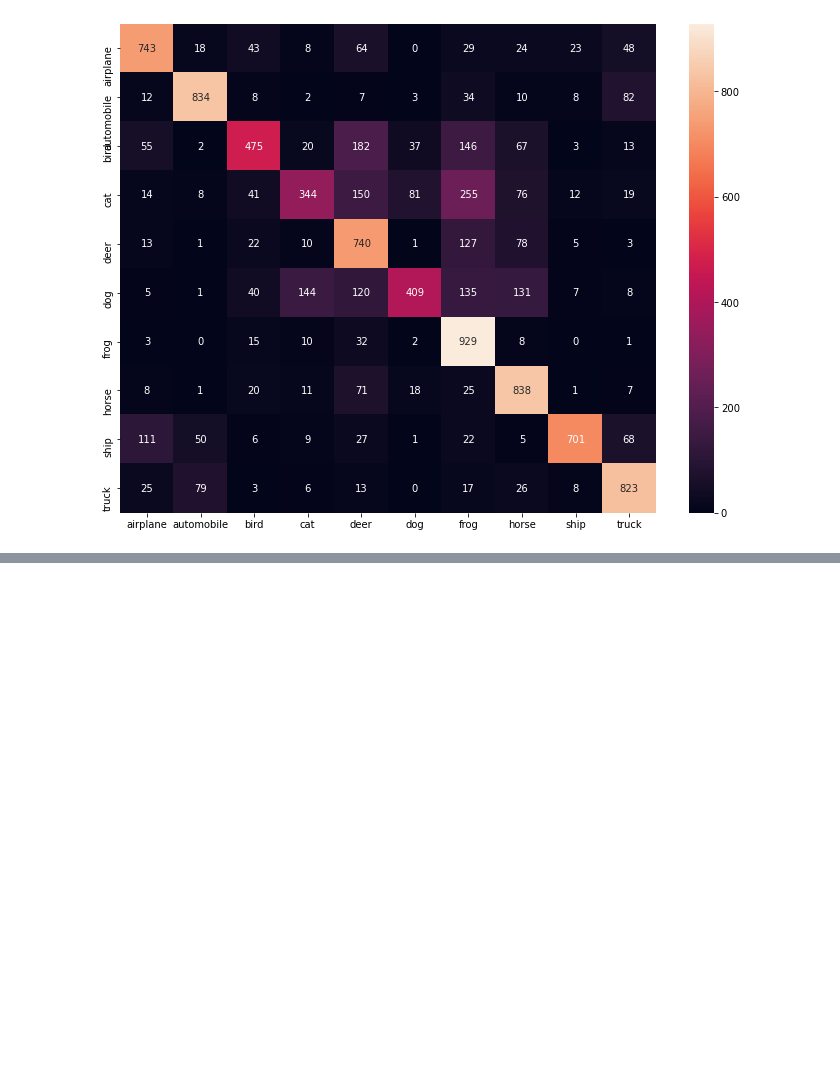
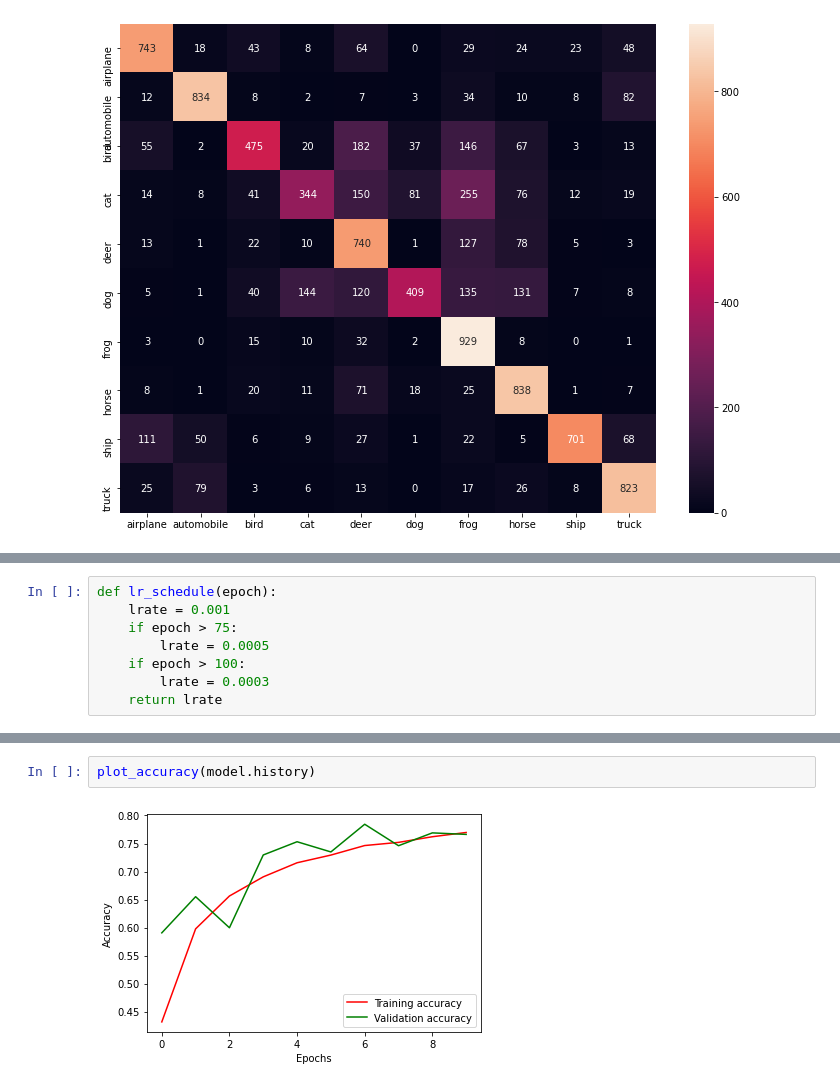
Before and after one commit to IssamBouzidi/cifar-10, a Jupyter notebook: src/cifar.ipynb, the cells around one changed output, grey strips where cells are left out. Cells and saved outputs as stored; diff of their text form; blank space fills up the shorter version.

Commit message:
amelioration du model

```diff
--- a/src/cifar.ipynb
+++ b/src/cifar.ipynb
@@ -539,0 +546,8 @@ confusion_matrix(model)
+# %%
+def lr_schedule(epoch):
+    lrate = 0.001
+    if epoch > 75:
+        lrate = 0.0005
+    if epoch > 100:
+        lrate = 0.0003
+    return lrate
@@ -539,0 +631,4 @@ confusion_matrix(model)
+# %%
+plot_accuracy(model.history)
+# %% [output]
+[figure, added]
```
Also changed, not shown: parts of 8 cells of this notebook.
